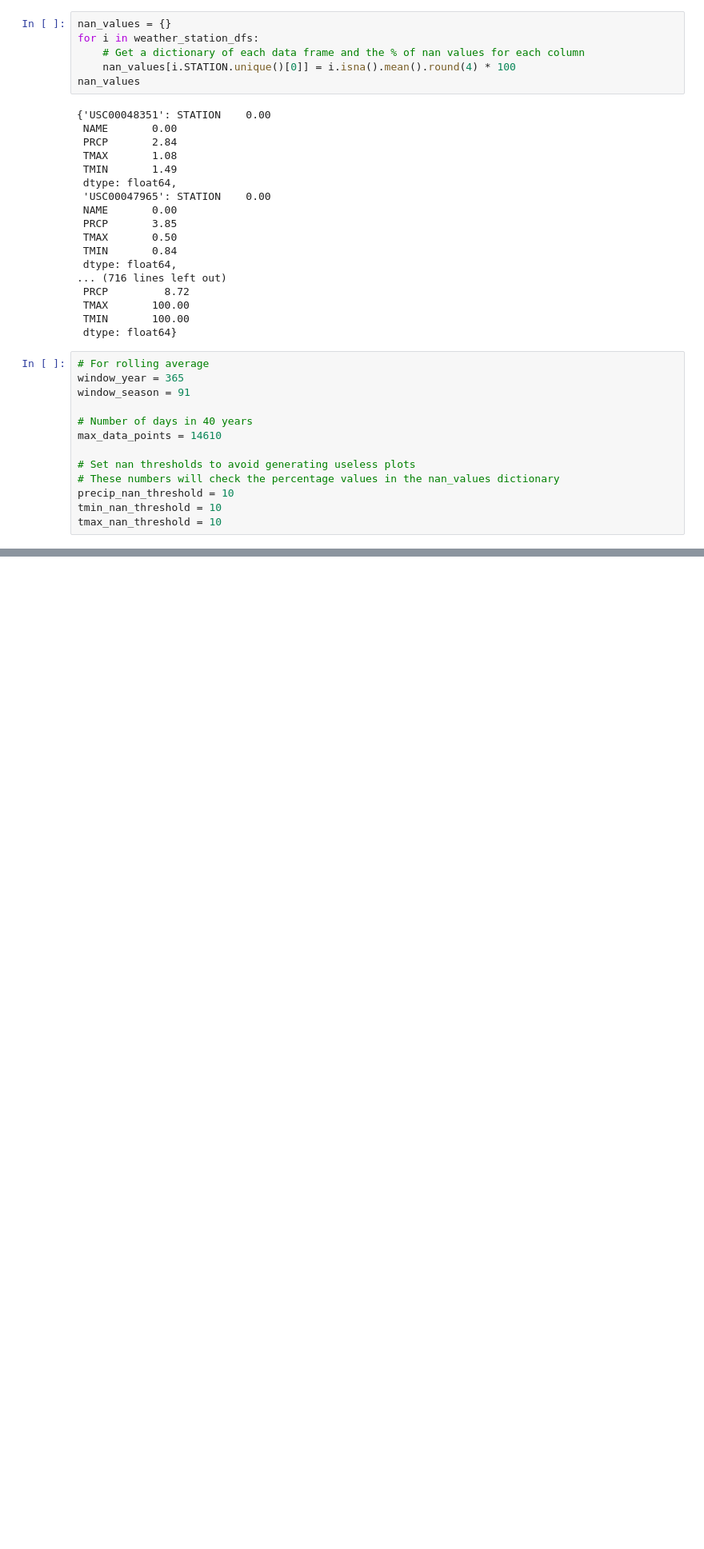
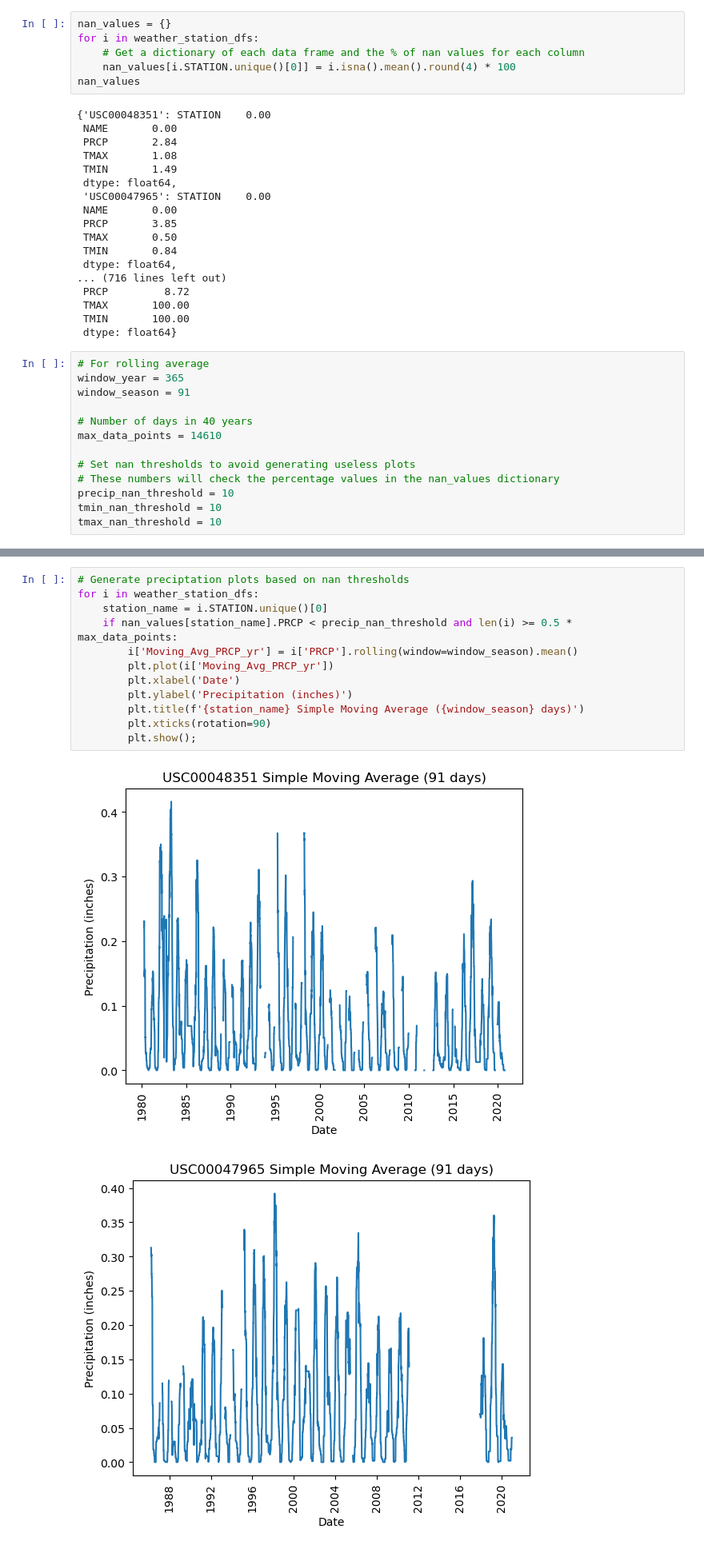
Before and after one commit to coldzonemt/Capstone_2, a Jupyter notebook: EDA.ipynb, the cells around one changed output, grey strips where cells are left out. Shown at 80% size. Cells and saved outputs as stored; diff of their text form; blank space fills up the shorter version.

Commit message:
add seasonal moving averages, questions at end of notebook

```diff
--- a/EDA.ipynb
+++ b/EDA.ipynb
@@ -184,0 +193,15 @@ for i in weather_station_dfs:
+# %%
+# Generate preciptation plots based on nan thresholds
+for i in weather_station_dfs:
+    station_name = i.STATION.unique()[0]
+    if nan_values[station_name].PRCP < precip_nan_threshold and len(i) >= 0.5 * max_data_points:
+        i['Moving_Avg_PRCP_yr'] = i['PRCP'].rolling(window=window_season).mean()
+        plt.plot(i['Moving_Avg_PRCP_yr'])
+        plt.xlabel('Date')
+        plt.ylabel('Precipitation (inches)')
+        plt.title(f'{station_name} Simple Moving Average ({window_season} days)')
+        plt.xticks(rotation=90)
+        plt.show();
+# %% [output]
+[figure, added]
+[figure, added]
```
Also changed, not shown: parts of 9 cells of this notebook.
